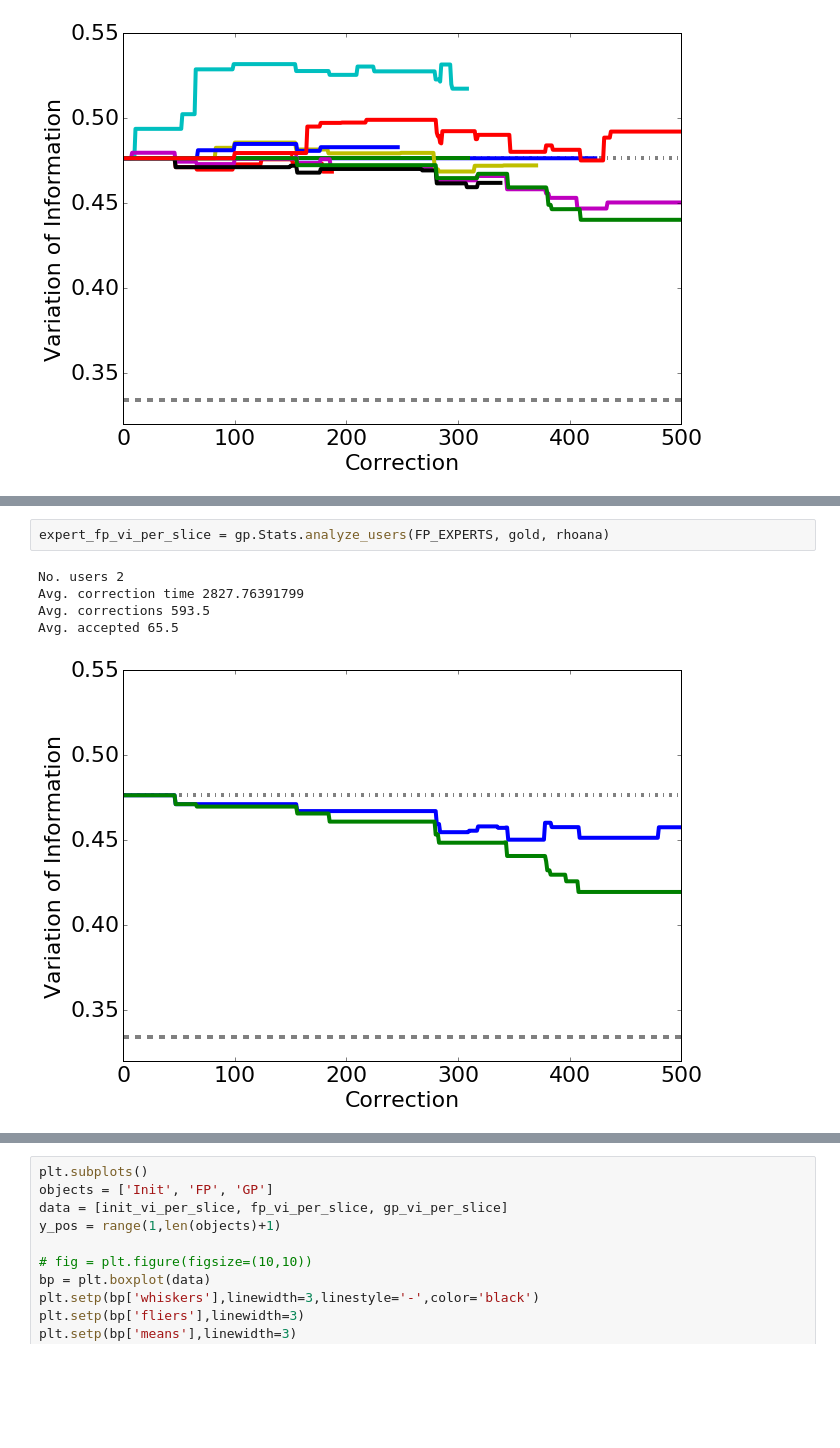
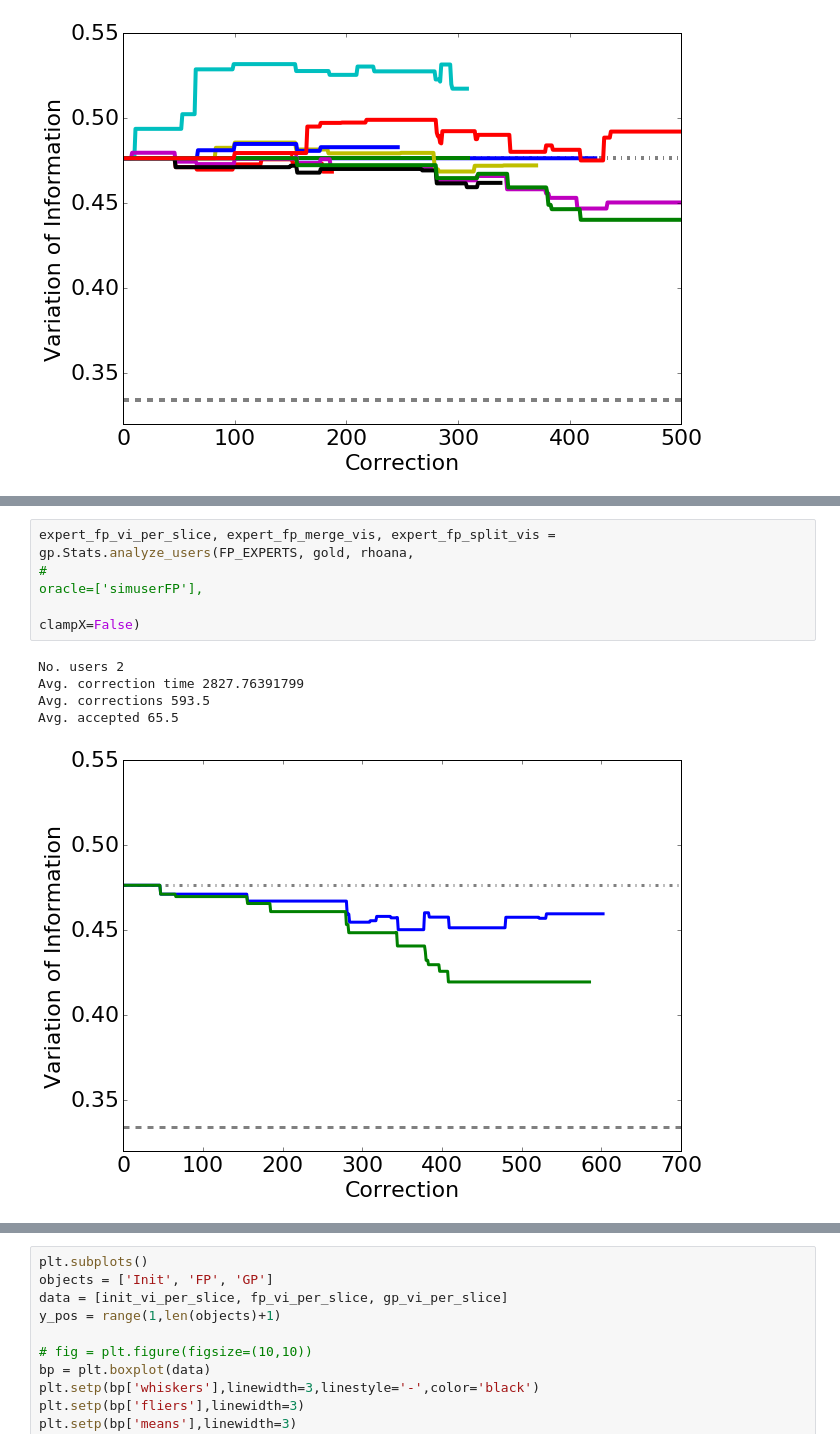
Before and after one commit to VCG/gp, a Jupyter notebook: ipy_test/LOAD_USER.ipynb, the cells around one changed output, grey strips where cells are left out. Drawn from its saved outputs; the diff is of its cells as text; blank space fills up the shorter version.

```diff
--- a/ipy_test/LOAD_USER.ipynb
+++ b/ipy_test/LOAD_USER.ipynb
@@ -60,9 +60,11 @@ Avg. accepted 106.9
 # %%
-expert_fp_vi_per_slice = gp.Stats.analyze_users(FP_EXPERTS, gold, rhoana)
+expert_fp_vi_per_slice, expert_fp_merge_vis, expert_fp_split_vis = gp.Stats.analyze_users(FP_EXPERTS, gold, rhoana,
+#                                                                                           oracle=['simuserFP'],
+                                                                                          clampX=False)
 # %% [output]
 No. users 2
 Avg. correction time 2827.76391799
 Avg. corrections 593.5
 Avg. accepted 65.5
-[figure, old version]
+[figure, new version]
 # %%
```
Also changed, not shown: parts of 7 cells of this notebook, 1 other file.
